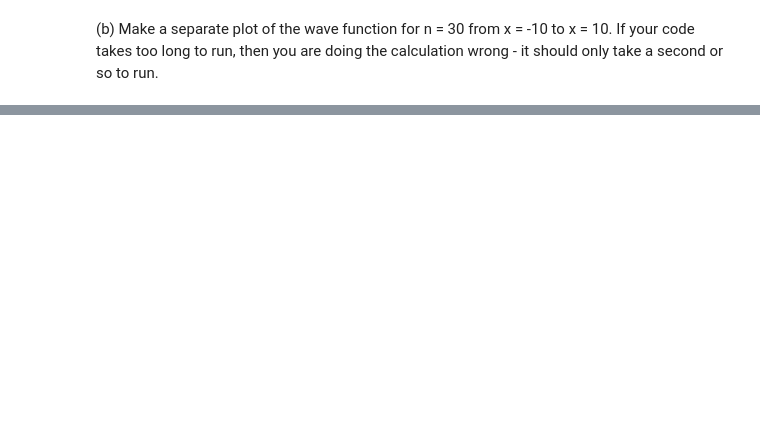
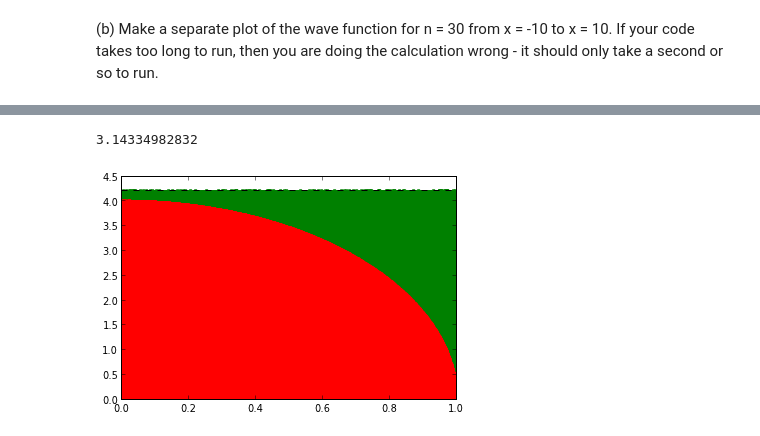
Before and after one commit to gjing/PHYS202-S13, a Jupyter notebook: Week5/IntegrationExercises4.ipynb, the cells around one changed output, grey strips where cells are left out. Saved outputs shown, nothing was run; the diff lists cells and outputs as text; code cells hidden in the pictures; blank space fills up the shorter version.

```diff
--- a/Week5/IntegrationExercises4.ipynb
+++ b/Week5/IntegrationExercises4.ipynb
@@ -141,0 +138,31 @@ ValueError: x and y must have same first dimension
+# %%
+f = lambda x: 4*np.sqrt(1-x**2)
+x = arange(0.,15.,0.001)
+xmax = 1.
+xmin = 0.
+subx = x[logical_and((x>xmin),(x<xmax))]
+ymax = max(f(subx))*1.05
+ymin = 0.
+N = 1000000
+samples_x = xmin + (xmax-xmin)*random_sample(N)
+samples_y = ymin + (ymax-ymin)*random_sample(N)
+newmask = (samples_y< f(samples_x))
+
+#Replot the function
+myplot = plot(x,f(x),lw=3)
+
+plot(samples_x[1:], samples_y[1:],".")
+
+#Show the ones below the function in red
+plot(samples_x[newmask[:]],samples_y[newmask[:]],'r.')
+
+#plot the box
+plot([xmin, xmin],[ymin,ymin],color='k', linestyle='--') #vertical left
+plot([xmax, xmax],[ymin,ymax], color='k', linestyle='--') #vertical right
+plot([xmin, xmax],[ymax, ymax], color='k', linestyle='--') #horizontal top
+
+I = (xmax-xmin)*(ymax-ymin)*sum(newmask)/newmask.size
+print I
+# %% [output]
+3.14334982832
+[figure, added]
```
Also changed, not shown: parts of 24 cells of this notebook.
